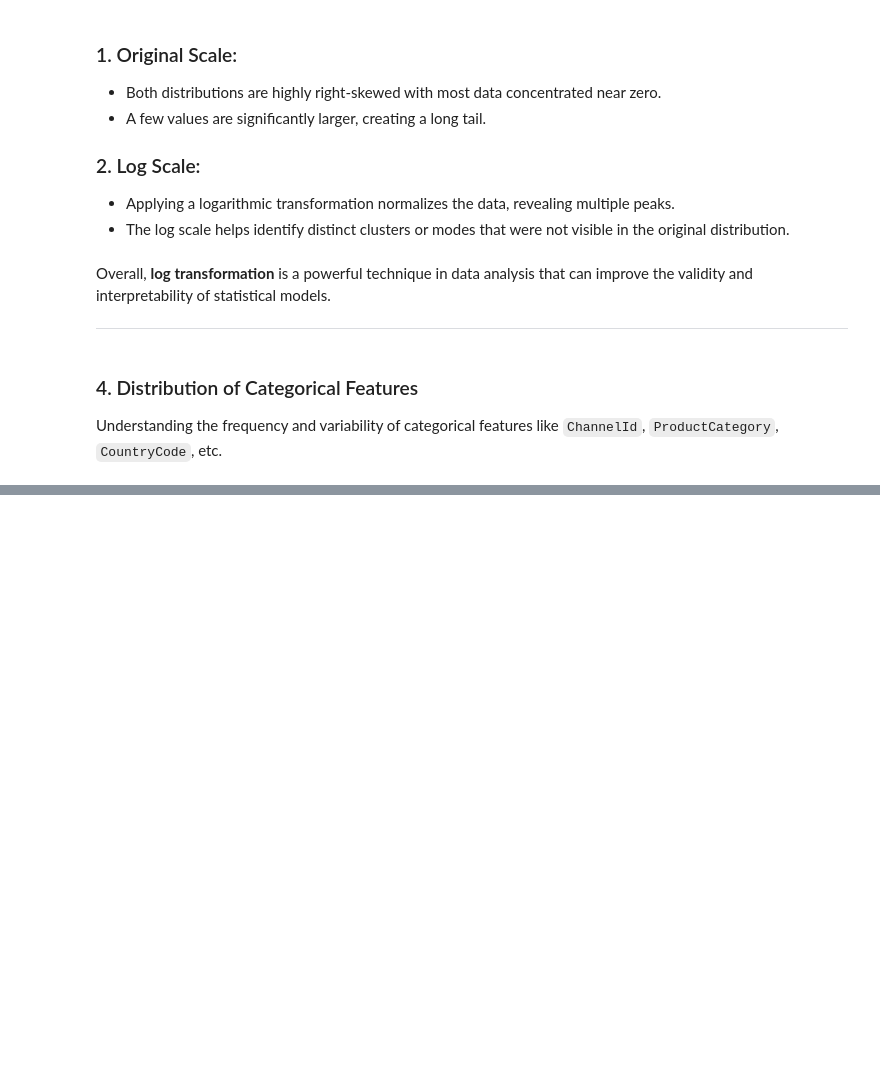
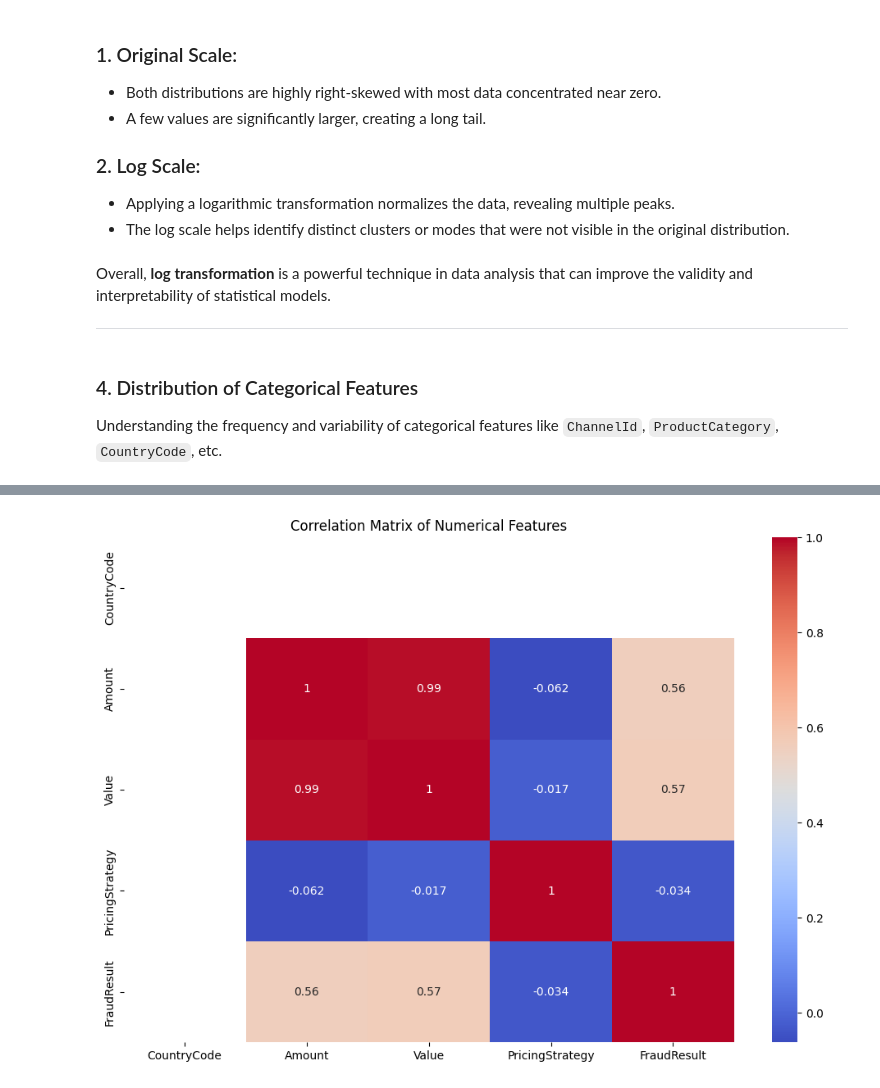
Before and after one commit to GetieBalew24/Bati_Bank_Credit_Scoring_Model, a Jupyter notebook: notebooks/Bati_Bank_EDA.ipynb, the cells around one changed output, grey strips where cells are left out. Drawn from its saved outputs; the diff is of its cells as text; code cells hidden in the pictures; blank space fills up the shorter version.

```diff
--- a/notebooks/Bati_Bank_EDA.ipynb
+++ b/notebooks/Bati_Bank_EDA.ipynb
@@ -148,0 +161,4 @@ eda.categorical_distribution(categorical_cols)
+# %%
+# Correlation matrix
+eda.correlation_analysis()
+# %% [output]
@@ -148,0 +166 @@ eda.categorical_distribution(categorical_cols)
+[figure, added]
```
Also changed, not shown: parts of 11 cells of this notebook, 2 other files.
